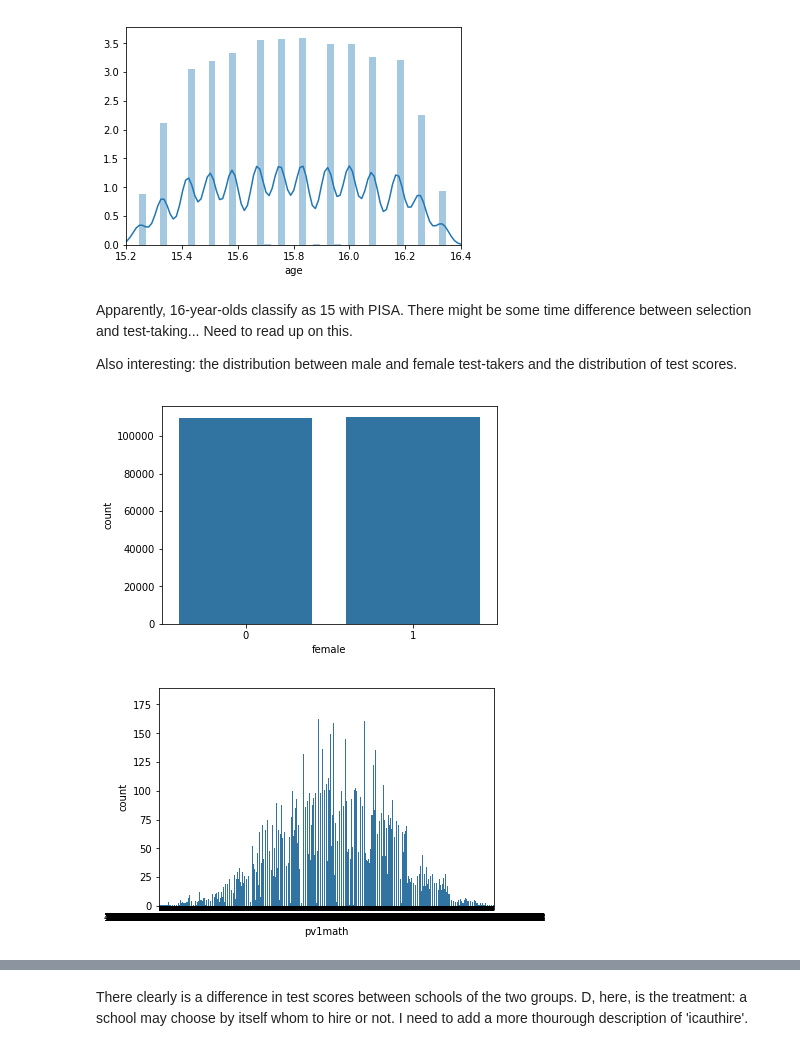
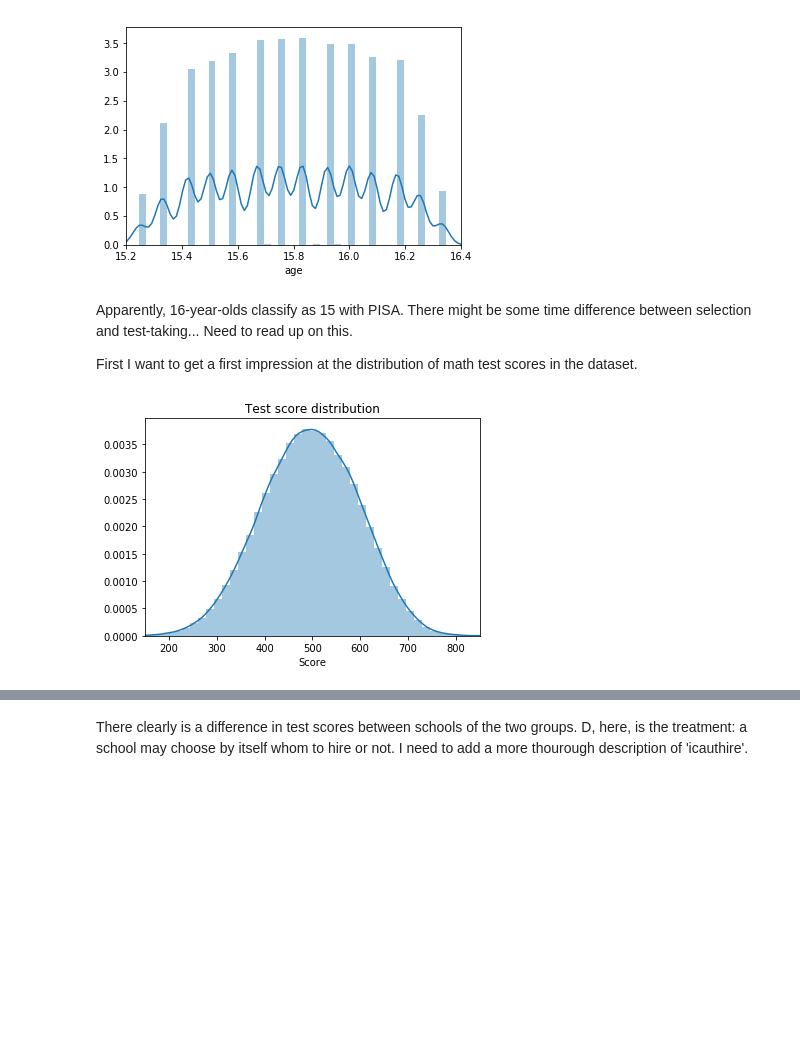
Before and after one commit to MVBrinker/student-project-ELJust, a Jupyter notebook: Woessmann_School_System.ipynb, the cells around one changed output, grey strips where cells are left out. Cells and saved outputs as stored; diff of their text form; code cells hidden in the pictures; blank space fills up the shorter version.

```diff
--- a/Woessmann_School_System.ipynb
+++ b/Woessmann_School_System.ipynb
@@ -89,14 +88,14 @@ for column in columns:
 # %% [markdown]
 Apparently, 16-year-olds classify as 15 with PISA. There might be some time difference between selection and test-taking... Need to read up on this.
 
-Also interesting: the distribution between male and female test-takers and the distribution of test scores.
+First I want to get a first impression at the distribution of math test scores in the dataset.
-# %%
-# Create plots for sex and test score distribution.
-columns = ['female', 'pv1math']
-for column in columns:
-    sns.countplot(df[column], color="#1f77b4")
-    plt.show()
-# %% [output]
-[figure, removed]
-[figure, removed]
+# %%
+# Create plot for the distribution of test scores
+ax = sns.distplot(df['pv1math'].astype(float))
+ax.set_xlim(150, 850)
+ax.set_title('Test score distribution')
+ax.set_xlabel('Score')
+ax.legend();
+# %% [output]
+[figure, added]
 # %% [markdown]
```
Also changed, not shown: parts of 5 cells of this notebook.
